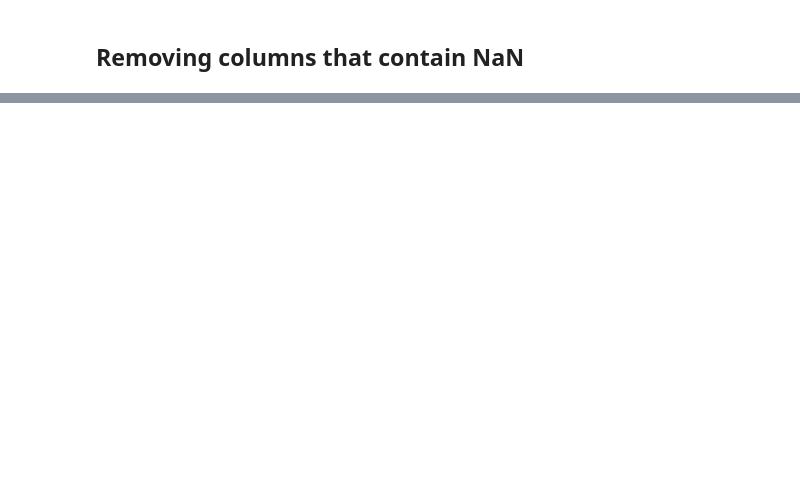
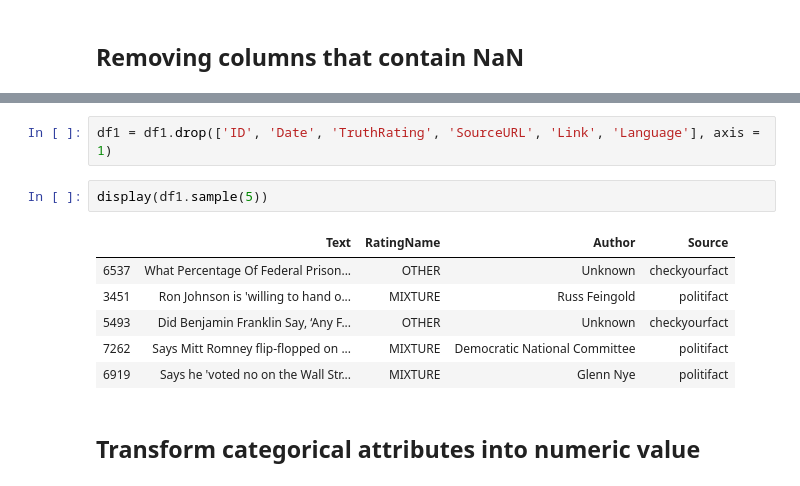
Before and after one commit to nilbahaaeddine/ClaimsClassification, a Jupyter notebook: src/Classification.ipynb, the cells around one changed output, grey strips where cells are left out. Saved outputs shown, nothing was run; the diff lists cells and outputs as text; blank space fills up the shorter version.

```diff
--- a/src/Classification.ipynb
+++ b/src/Classification.ipynb
@@ -355,0 +374,13 @@ plt.show()
+# %%
+df1 = df1.drop(['ID', 'Date', 'TruthRating', 'SourceURL', 'Link', 'Language'], axis = 1)
+# %%
+display(df1.sample(5))
+# %% [output]
+|  | Text | RatingName | Author | Source |
+| 6537 | What Percentage Of Federal Prison... | OTHER | Unknown | checkyourfact |
+| 3451 | Ron Johnson is 'willing to hand o... | MIXTURE | Russ Feingold | politifact |
+| 5493 | Did Benjamin Franklin Say, ‘Any F... | OTHER | Unknown | checkyourfact |
+| 7262 | Says Mitt Romney flip-flopped on ... | MIXTURE | Democratic National Committee | politifact |
+| 6919 | Says he 'voted no on the Wall Str... | MIXTURE | Glenn Nye | politifact |
+# %% [markdown]
+## Transform categorical attributes into numeric value
```
Also changed, not shown: parts of 16 cells of this notebook, 1 other file.
